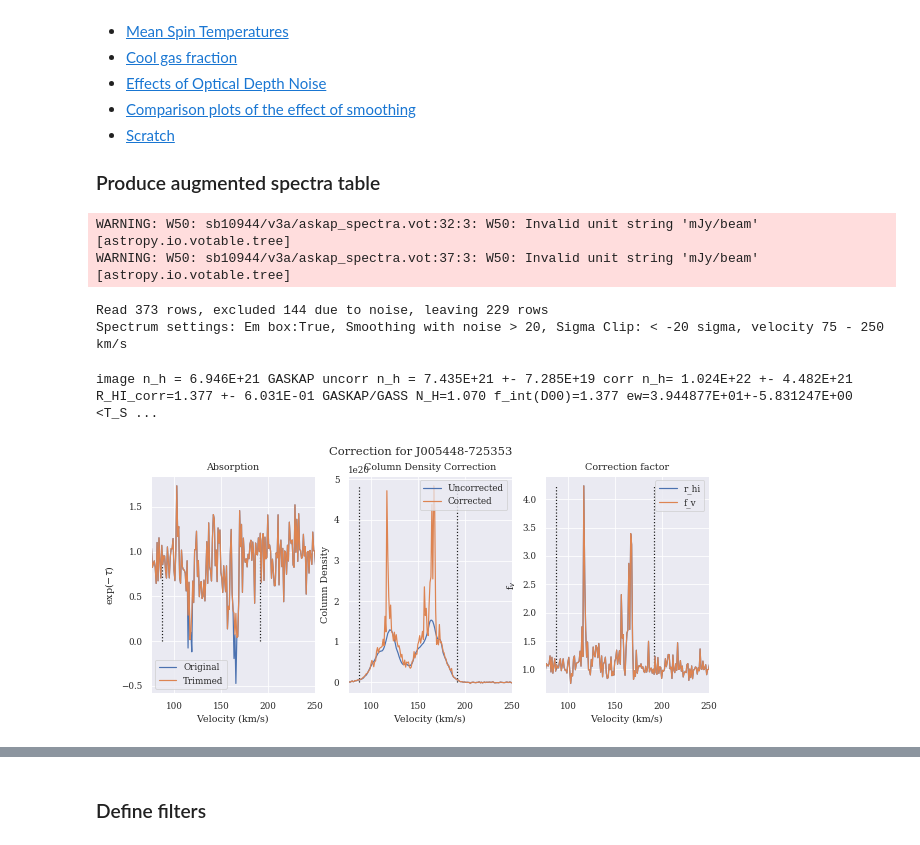
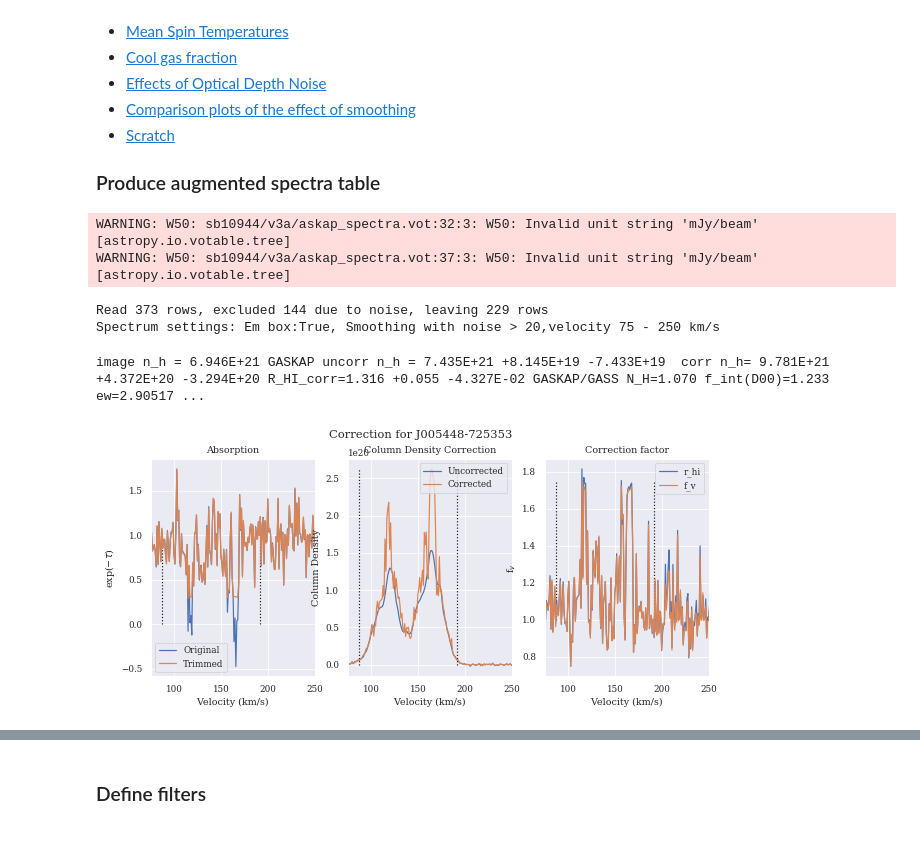
Before and after one commit to jd-au/dempsey_et_al_2022, a Jupyter notebook: CorrectedColumnDensity.ipynb, the cells around one changed output, grey strips where cells are left out. Drawn from its saved outputs; the diff is of its cells as text; code cells hidden in the pictures.

```diff
--- a/CorrectedColumnDensity.ipynb
+++ b/CorrectedColumnDensity.ipynb
@@ -275,23 +326,25 @@ def read_spectra_table(noise_limit=0.3, beam_power_min=0.8):
 # %%
 spectra_table = read_spectra_table(noise_limit=0.3)
 
 
 comp_name = 'J005448-725353'
 source = spectra_table[spectra_table['comp_name'] == comp_name]
-#img_nh, tot_nh, tot_corr_nh, r_hi, ew, mean_ts, sd_cont, f_int_v = process_spectrum(source[0], 'sb10944/v3a/spectra', plot=True, sigma_clip=-20, use_em_filter=False)
-spectra_stats = process_spectrum(source[0], 'sb10944/v3a/spectra', plot=True, sigma_clip=-20, smooth_thresh=20, use_em_filter=True, report_settings=True)
+#img_nh, tot_nh, tot_corr_nh, r_hi, ew, mean_ts, sd_cont, f_int_v = process_spectrum(source[0], 'sb10944/v3a/spectra', plot=True, use_em_filter=False)
+spectra_stats = process_spectrum(source[0], 'sb10944/v3a/spectra', plot=True, smooth_thresh=20, use_em_filter=True, report_settings=True)
 plt.savefig('figures/column_density_processing.png')
-print ("image n_h = {:.3E} GASKAP uncorr n_h = {:.3E} +- {:.3E} corr n_h= {:.3E} +- {:.3E} R_HI_corr={:.3f} +- {:.3E} GASKAP/GASS N_H={:.3f} f_int(D00)={:.3f} ew={:3E}+-{:3E} <T_S>={:.3f}+-{:.3f} old sd_cont={:.3f} new sd_cont={:.3f} chans={}".format(
-    spectra_stats.img_nh, spectra_stats.tot_uncorr_nh, spectra_stats.e_tot_uncorr_nh, spectra_stats.tot_corr_nh,
-    spectra_stats.e_tot_corr_nh, spectra_stats.r_hi, spectra_stats.e_r_hi, spectra_stats.tot_uncorr_nh/spectra_stats.img_nh, spectra_stats.f_int_v, spectra_stats.ew, spectra_stats.e_ew,
-    spectra_stats.mean_ts, spectra_stats.e_mean_ts, source['sd_cont'][0],spectra_stats.sd_cont, spectra_stats.num_chan))
+print (("image n_h = {:.3E} GASKAP uncorr n_h = {:.3E} +{:.3E} -{:.3E}  corr n_h= {:.3E} +{:.3E} -{:.3E} " +
+        "R_HI_corr={:.3f} +{:.3f} -{:.3E} GASKAP/GASS N_H={:.3f} f_int(D00)={:.3f} ew={:3E} +{:3E} -{:3E} <T_S>={:.3f} +{:.3f} -{:.3f} old sd_cont={:.3f} new sd_cont={:.3f} chans={}").format(
+    spectra_stats.img_nh, spectra_stats.tot_uncorr_nh, spectra_stats.e_tot_uncorr_nh_high, spectra_stats.e_tot_uncorr_nh_low, spectra_stats.tot_corr_nh,
+    spectra_stats.e_tot_corr_nh_high, spectra_stats.e_tot_corr_nh_low, spectra_stats.r_hi, spectra_stats.e_r_hi_high, spectra_stats.e_r_hi_low, spectra_stats.tot_uncorr_nh/spectra_stats.img_nh,
+    spectra_stats.f_int_v, spectra_stats.ew, spectra_stats.e_ew_high, spectra_stats.e_ew_low,
+    spectra_stats.mean_ts, spectra_stats.e_mean_ts_high, spectra_stats.e_mean_ts_low, source['sd_cont'][0],spectra_stats.sd_cont, spectra_stats.num_chan))
 # %% [output]
 WARNING: W50: sb10944/v3a/askap_spectra.vot:32:3: W50: Invalid unit string 'mJy/beam' [astropy.io.votable.tree]
 WARNING: W50: sb10944/v3a/askap_spectra.vot:37:3: W50: Invalid unit string 'mJy/beam' [astropy.io.votable.tree]
 Read 373 rows, excluded 144 due to noise, leaving 229 rows
-Spectrum settings: Em box:True, Smoothing with noise > 20, Sigma Clip: < -20 sigma, velocity 75 - 250 km/s
+Spectrum settings: Em box:True, Smoothing with noise > 20,velocity 75 - 250 km/s
-image n_h = 6.946E+21 GASKAP uncorr n_h = 7.435E+21 +- 7.285E+19 corr n_h= 1.024E+22 +- 4.482E+21 R_HI_corr=1.377 +- 6.031E-01 GASKAP/GASS N_H=1.070 f_int(D00)=1.377 ew=3.944877E+01+-5.831247E+00 <T_S ...
+image n_h = 6.946E+21 GASKAP uncorr n_h = 7.435E+21 +8.145E+19 -7.433E+19  corr n_h= 9.781E+21 +4.372E+20 -3.294E+20 R_HI_corr=1.316 +0.055 -4.327E-02 GASKAP/GASS N_H=1.070 f_int(D00)=1.233 ew=2.90517 ...
-[figure, old version]
+[figure, new version]
 # %%
 
 def add_column_density_to_spectra_table():
```
Also changed, not shown: parts of 36 cells of this notebook.
